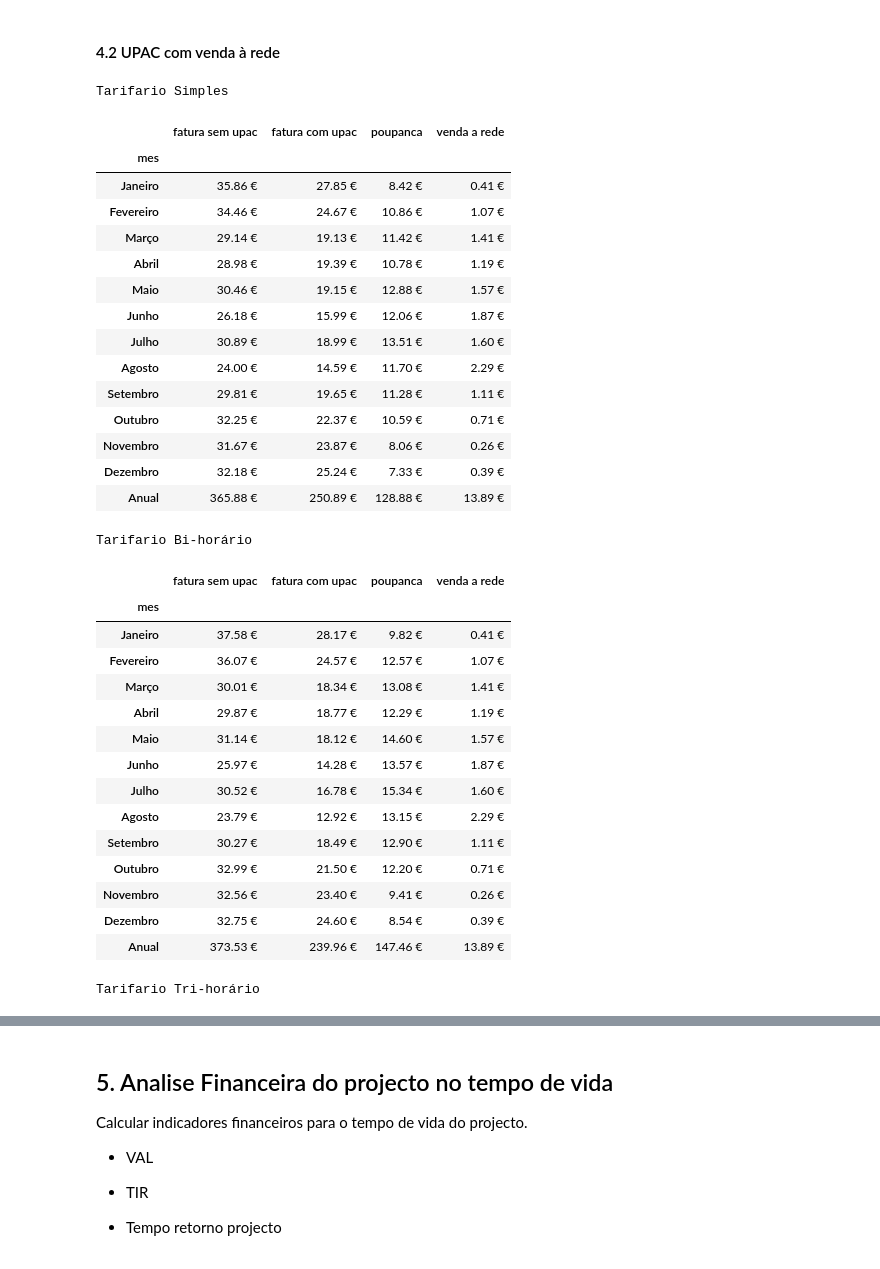
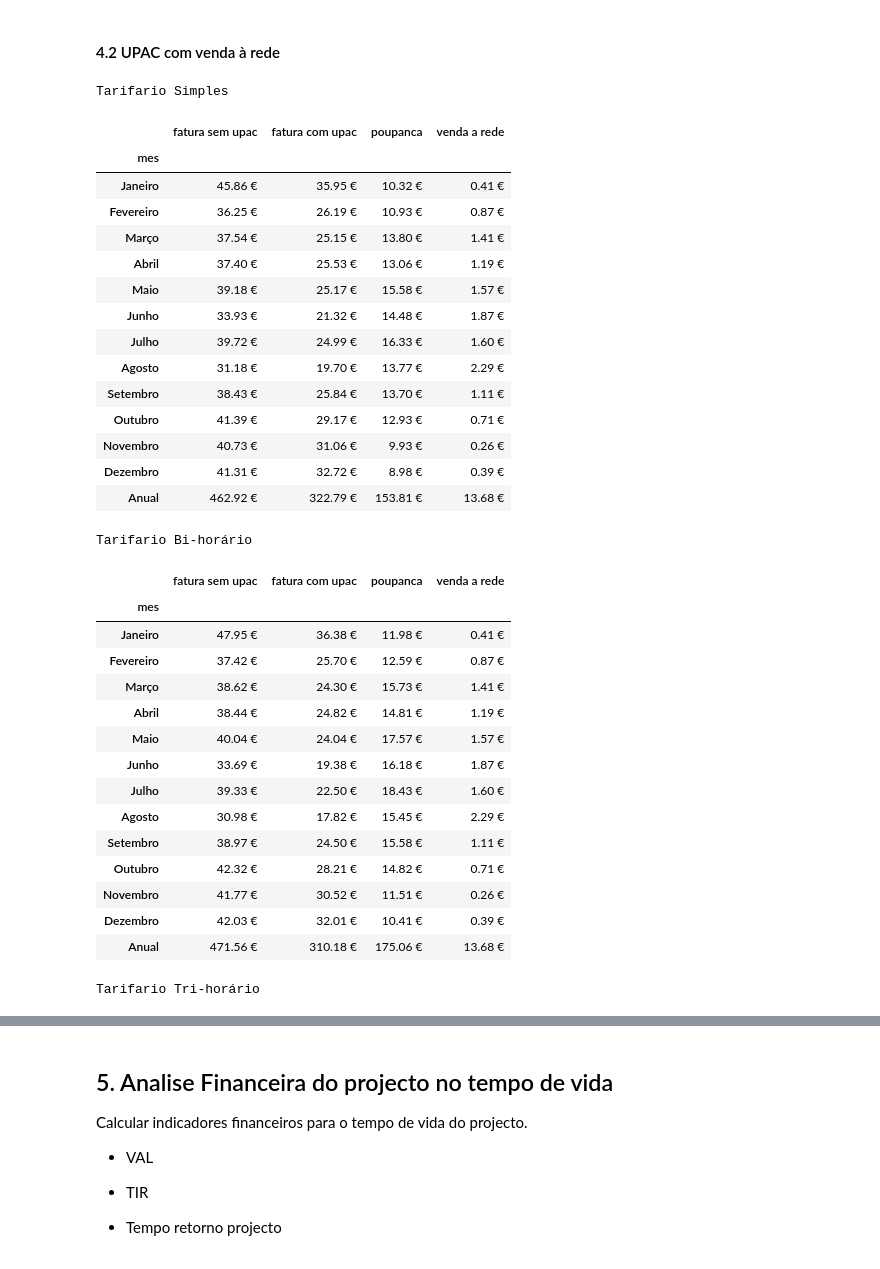
Before and after one commit to mig-l-f/ao-sol, a Jupyter notebook: templates/Analise UPAC.ipynb, the cells around one changed output, grey strips where cells are left out. Cells and saved outputs as stored; diff of their text form; code cells hidden in the pictures.

Commit message:
Poupanca e analise financeira com faturas completa (#1)

```diff
--- a/templates/Analise UPAC.ipynb
+++ b/templates/Analise UPAC.ipynb
@@ -248,48 +248,48 @@ Tarifario Tri-horário
 #### 4.2 UPAC com venda à rede
 # %%
 # simples
-mensal_simples = af.analise_poupanca_anual(energia, ape.Tarifario.Simples, precos_energia, True)
+mensal_simples = af.analise_poupanca_anual_fatura(energia, ape.Tarifario.Simples, precos_energia, True)
 simples_styler = mensal_simples.style.format("{:.2f} €").set_caption('Tarifario Simples').set_table_attributes("style='display:inline'")
 
-mensal_bihorario = af.analise_poupanca_anual(energia, ape.Tarifario.Bihorario, precos_energia, True)
+mensal_bihorario = af.analise_poupanca_anual_fatura(energia, ape.Tarifario.Bihorario, precos_energia, True)
 bihorario_styler = mensal_bihorario.style.format("{:.2f} €").set_caption('Tarifario Bi-horário').set_table_attributes("style='display:inline'")
 
-mensal_trihorario = af.analise_poupanca_anual(energia, ape.Tarifario.Trihorario, precos_energia, True, ano_tarifario)
+mensal_trihorario = af.analise_poupanca_anual_fatura(energia, ape.Tarifario.Trihorario, precos_energia, True, ano_tarifario)
 trihorario_style = mensal_trihorario.style.format("{:.2f} €").set_caption('Tarifario Tri-horário').set_table_attributes("style='display:inline'")
 display_html(simples_styler._repr_html_() + bihorario_styler._repr_html_() + trihorario_style._repr_html_(), raw=True)
 # %% [output]
 Tarifario Simples
 |  | fatura sem upac | fatura com upac | poupanca | venda a rede |
 | mes |  |  |  |  |
-| Janeiro | 35.86 € | 27.85 € | 8.42 € | 0.41 € |
-| Fevereiro | 34.46 € | 24.67 € | 10.86 € | 1.07 € |
-| Março | 29.14 € | 19.13 € | 11.42 € | 1.41 € |
-| Abril | 28.98 € | 19.39 € | 10.78 € | 1.19 € |
-| Maio | 30.46 € | 19.15 € | 12.88 € | 1.57 € |
-| Junho | 26.18 € | 15.99 € | 12.06 € | 1.87 € |
-| Julho | 30.89 € | 18.99 € | 13.51 € | 1.60 € |
-| Agosto | 24.00 € | 14.59 € | 11.70 € | 2.29 € |
-| Setembro | 29.81 € | 19.65 € | 11.28 € | 1.11 € |
-| Outubro | 32.25 € | 22.37 € | 10.59 € | 0.71 € |
-| Novembro | 31.67 € | 23.87 € | 8.06 € | 0.26 € |
-| Dezembro | 32.18 € | 25.24 € | 7.33 € | 0.39 € |
-| Anual | 365.88 € | 250.89 € | 128.88 € | 13.89 € |
+| Janeiro | 45.86 € | 35.95 € | 10.32 € | 0.41 € |
+| Fevereiro | 36.25 € | 26.19 € | 10.93 € | 0.87 € |
+| Março | 37.54 € | 25.15 € | 13.80 € | 1.41 € |
+| Abril | 37.40 € | 25.53 € | 13.06 € | 1.19 € |
+| Maio | 39.18 € | 25.17 € | 15.58 € | 1.57 € |
+| Junho | 33.93 € | 21.32 € | 14.48 € | 1.87 € |
+| Julho | 39.72 € | 24.99 € | 16.33 € | 1.60 € |
+| Agosto | 31.18 € | 19.70 € | 13.77 € | 2.29 € |
+| Setembro | 38.43 € | 25.84 € | 13.70 € | 1.11 € |
+| Outubro | 41.39 € | 29.17 € | 12.93 € | 0.71 € |
+| Novembro | 40.73 € | 31.06 € | 9.93 € | 0.26 € |
+| Dezembro | 41.31 € | 32.72 € | 8.98 € | 0.39 € |
+| Anual | 462.92 € | 322.79 € | 153.81 € | 13.68 € |
 Tarifario Bi-horário
 |  | fatura sem upac | fatura com upac | poupanca | venda a rede |
 | mes |  |  |  |  |
-| Janeiro | 37.58 € | 28.17 € | 9.82 € | 0.41 € |
-| Fevereiro | 36.07 € | 24.57 € | 12.57 € | 1.07 € |
-| Março | 30.01 € | 18.34 € | 13.08 € | 1.41 € |
-| Abril | 29.87 € | 18.77 € | 12.29 € | 1.19 € |
-| Maio | 31.14 € | 18.12 € | 14.60 € | 1.57 € |
-| Junho | 25.97 € | 14.28 € | 13.57 € | 1.87 € |
-| Julho | 30.52 € | 16.78 € | 15.34 € | 1.60 € |
-| Agosto | 23.79 € | 12.92 € | 13.15 € | 2.29 € |
-| Setembro | 30.27 € | 18.49 € | 12.90 € | 1.11 € |
-| Outubro | 32.99 € | 21.50 € | 12.20 € | 0.71 € |
-| Novembro | 32.56 € | 23.40 € | 9.41 € | 0.26 € |
-| Dezembro | 32.75 € | 24.60 € | 8.54 € | 0.39 € |
-| Anual | 373.53 € | 239.96 € | 147.46 € | 13.89 € |
+| Janeiro | 47.95 € | 36.38 € | 11.98 € | 0.41 € |
+| Fevereiro | 37.42 € | 25.70 € | 12.59 € | 0.87 € |
+| Março | 38.62 € | 24.30 € | 15.73 € | 1.41 € |
+| Abril | 38.44 € | 24.82 € | 14.81 € | 1.19 € |
+| Maio | 40.04 € | 24.04 € | 17.57 € | 1.57 € |
+| Junho | 33.69 € | 19.38 € | 16.18 € | 1.87 € |
+| Julho | 39.33 € | 22.50 € | 18.43 € | 1.60 € |
+| Agosto | 30.98 € | 17.82 € | 15.45 € | 2.29 € |
+| Setembro | 38.97 € | 24.50 € | 15.58 € | 1.11 € |
+| Outubro | 42.32 € | 28.21 € | 14.82 € | 0.71 € |
+| Novembro | 41.77 € | 30.52 € | 11.51 € | 0.26 € |
+| Dezembro | 42.03 € | 32.01 € | 10.41 € | 0.39 € |
+| Anual | 471.56 € | 310.18 € | 175.06 € | 13.68 € |
 Tarifario Tri-horário
 |  | fatura sem upac | fatura com upac | poupanca | venda a rede |
 | mes |  |  |  |  |
```
Also changed, not shown: parts of 4 cells of this notebook, 5 other files.
